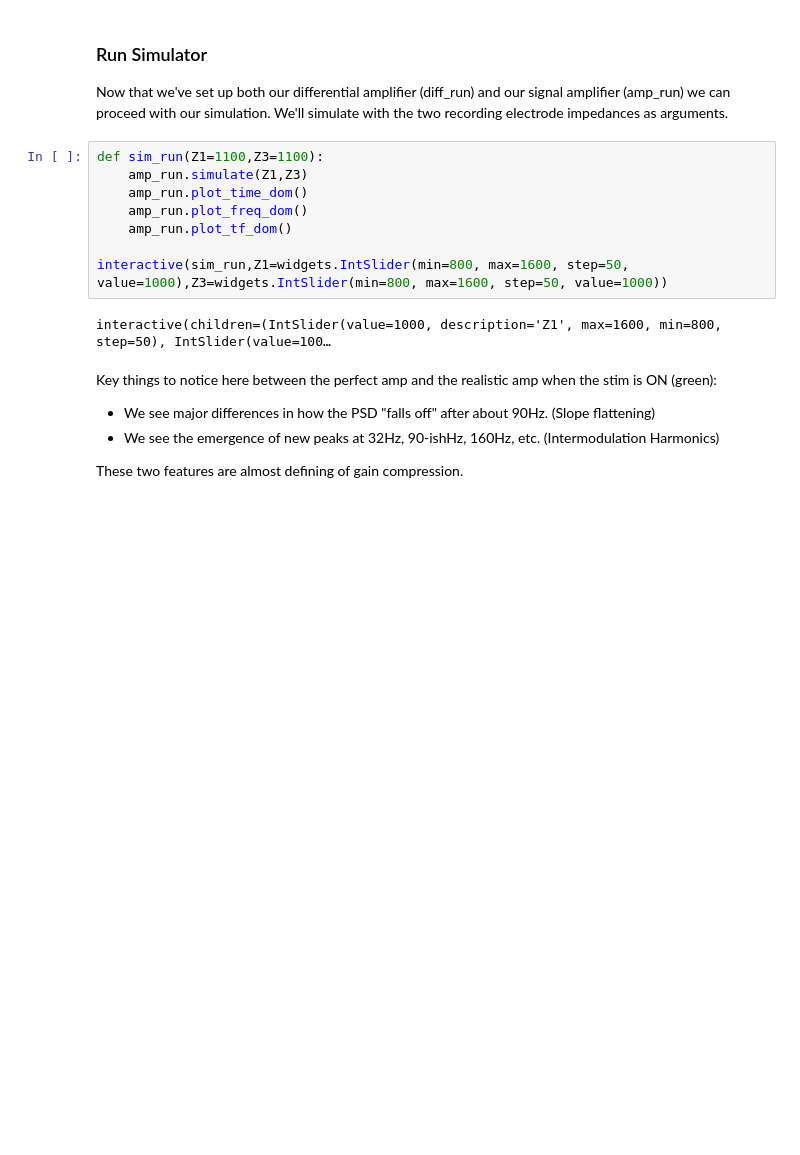
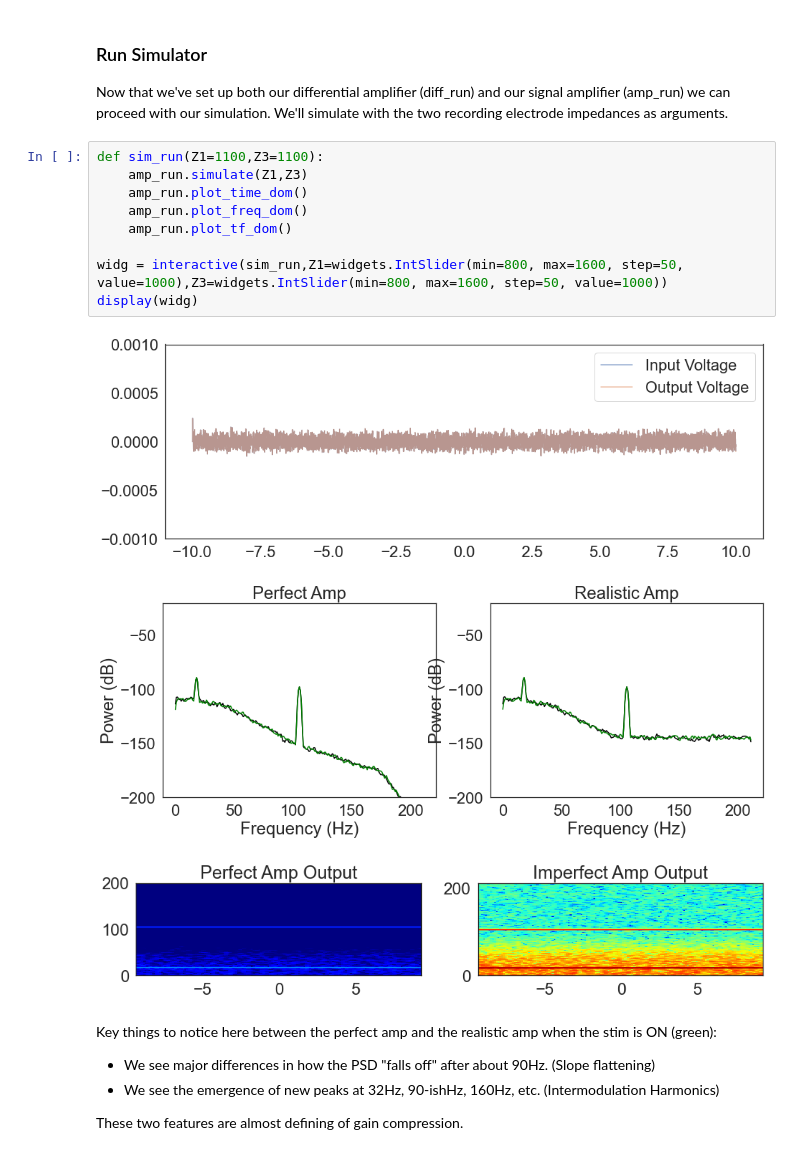
Before and after one commit to virati/mismatch_compression, a Jupyter notebook: Notebooks/archive/DL_Stim_Mismatch.ipynb, the cells around one changed output. Drawn from its saved outputs; the diff is of its cells as text; blank space fills up the shorter version.

Commit message:
Unclear what these changes are, mostly notebooks looks like, with vsweep validation for plotting

```diff
--- a/Notebooks/archive/DL_Stim_Mismatch.ipynb
+++ b/Notebooks/archive/DL_Stim_Mismatch.ipynb
@@ -69,13 +69,16 @@ We'll simulate with the two recording electrode impedances as arguments.
 # %%
 def sim_run(Z1=1100,Z3=1100):
     amp_run.simulate(Z1,Z3)
     amp_run.plot_time_dom()
     amp_run.plot_freq_dom()
     amp_run.plot_tf_dom()
 
-interactive(sim_run,Z1=widgets.IntSlider(min=800, max=1600, step=50, value=1000),Z3=widgets.IntSlider(min=800, max=1600, step=50, value=1000))
+widg = interactive(sim_run,Z1=widgets.IntSlider(min=800, max=1600, step=50, value=1000),Z3=widgets.IntSlider(min=800, max=1600, step=50, value=1000))
+display(widg)
 # %% [output]
-interactive(children=(IntSlider(value=1000, description='Z1', max=1600, min=800, step=50), IntSlider(value=100…
+[figure, added]
+[figure, added]
+[figure, added]
 # %% [markdown]
 Key things to notice here between the perfect amp and the realistic amp when the stim is ON (green):
 * We see major differences in how the PSD "falls off" after about 90Hz. (Slope flattening)
```
Also changed, not shown: parts of 1 cell of this notebook, 4 other files.
